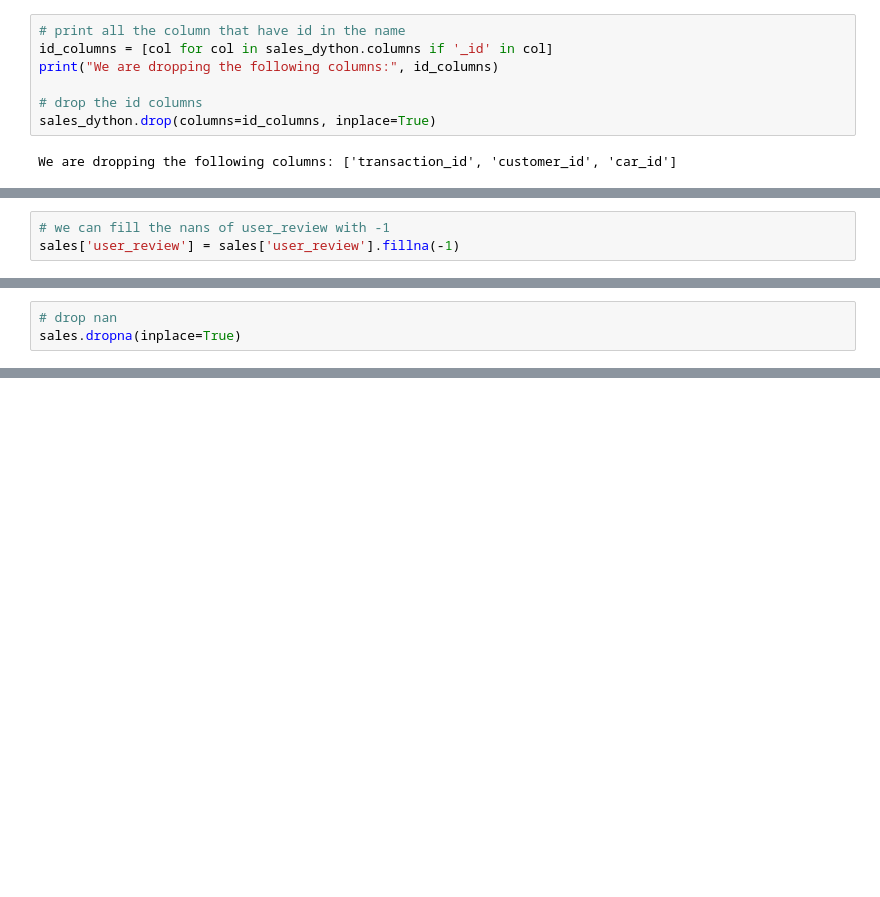
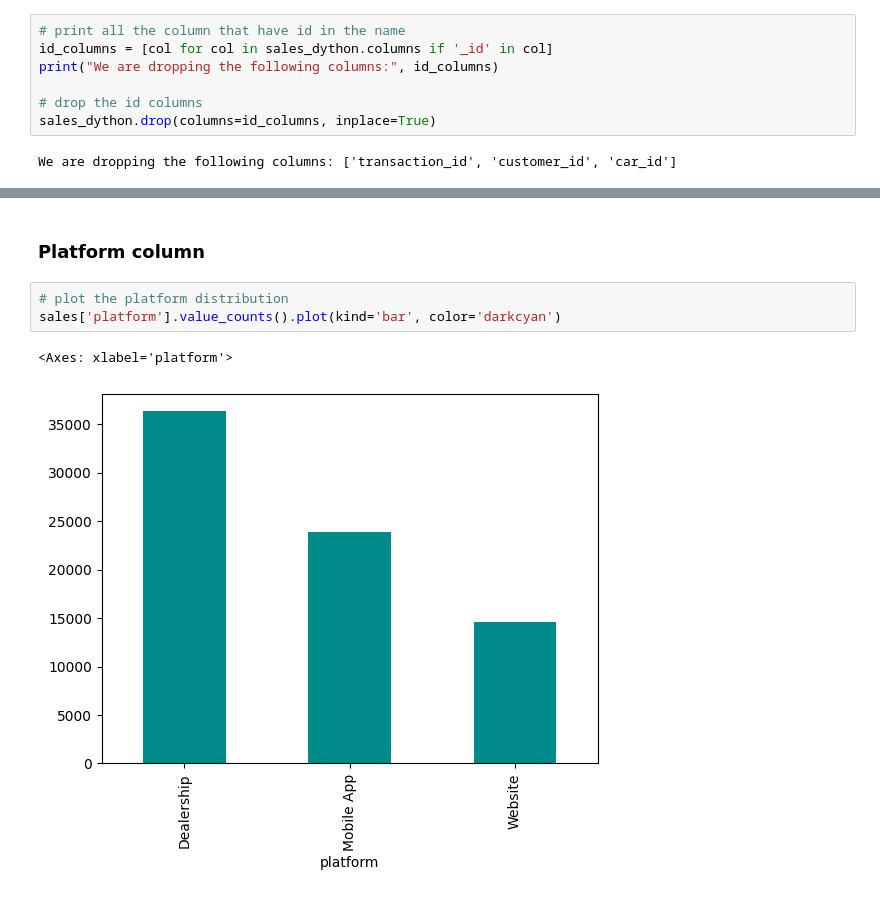
Before and after one commit to glag2/glag2-Internship-Case-2024-DEC, a Jupyter notebook: [STEP 2.4] Sales EDA.ipynb, the cells around one changed output, grey strips where cells are left out. Cells and saved outputs as stored; diff of their text form; blank space fills up the shorter version.

```diff
--- a/[STEP 2.4] Sales EDA.ipynb
+++ b/[STEP 2.4] Sales EDA.ipynb
@@ -73,3 +81,0 @@ associations_sales = associations(sales_dython, multiprocessing=True, cmap='gnup
-# %%
-# we can fill the nans of user_review with -1
-sales['user_review'] = sales['user_review'].fillna(-1)
@@ -81,3 +81,0 @@ sales.shape
-# %%
-# drop nan
-sales.dropna(inplace=True)
@@ -102 +104,9 @@ email               object
 dtype: object
+# %% [markdown]
+### Platform column
+# %%
+# plot the platform distribution
+sales['platform'].value_counts().plot(kind='bar', color='darkcyan')
+# %% [output]
+<Axes: xlabel='platform'>
+[figure, added]
```
Also changed, not shown: parts of 19 cells of this notebook, 4 other files.
